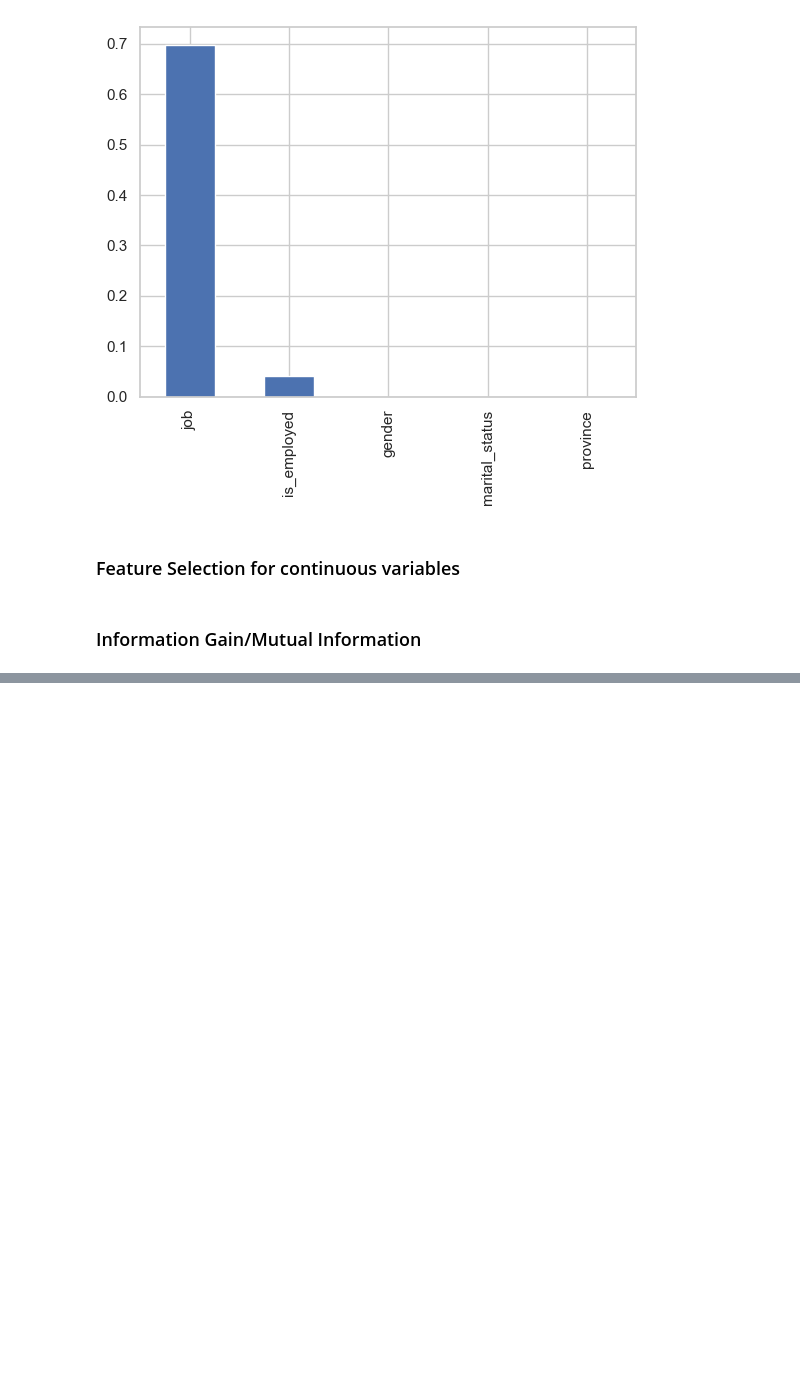
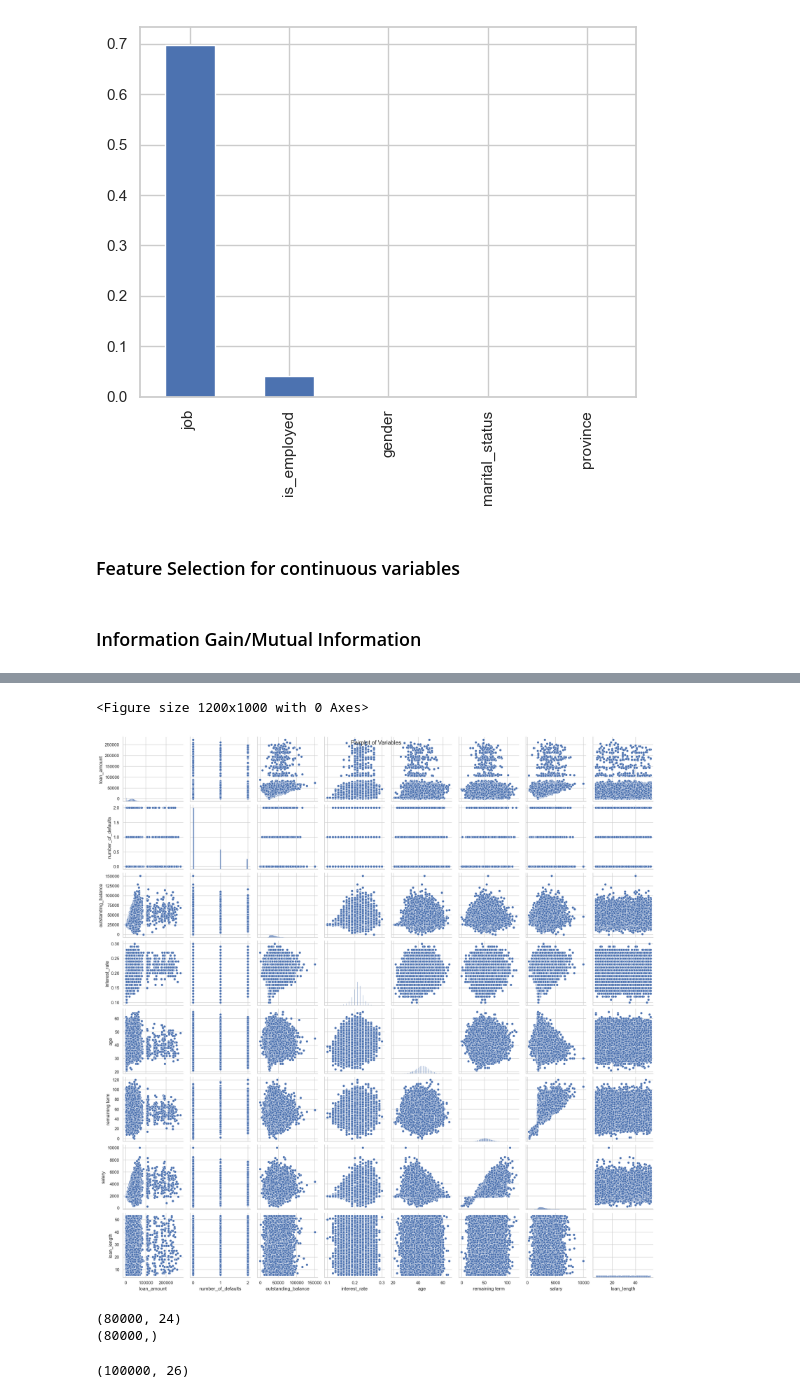
Before and after one commit to NatalieTumbare/ML_PDs_Prediction, a Jupyter notebook: ML_PDs_Prediction.ipynb, the cells around one changed output, grey strips where cells are left out. Drawn from its saved outputs; the diff is of its cells as text; code cells hidden in the pictures; blank space fills up the shorter version.

```diff
--- a/ML_PDs_Prediction.ipynb
+++ b/ML_PDs_Prediction.ipynb
@@ -1392,0 +1481,12 @@ encoded_data.head(5)
+# %%
+# List of variables to exclude from the pairplot
+exclude_vars = ['loan_id', 'gender', 'is_employed', 'job','marital_status', 'Loan Status', 'province']
+# %%
+# Create the pairplot, excluding the specified variables
+plt.figure(figsize=(12, 10))
+sns.pairplot(data, vars=[col for col in data.columns if col not in exclude_vars])
+plt.suptitle('Pairplot of Variables')
+plt.show()
+# %% [output]
+<Figure size 1200x1000 with 0 Axes>
+[figure, added]
@@ -1392,0 +1503,10 @@ encoded_data.head(5)
+# %%
+print(X_train.shape)
+print(y_train.shape)
+# %% [output]
+(80000, 24)
+(80000,)
+# %%
+print(encoded_data.shape)
+# %% [output]
+(100000, 26)
```
Also changed, not shown: parts of 54 cells of this notebook.
